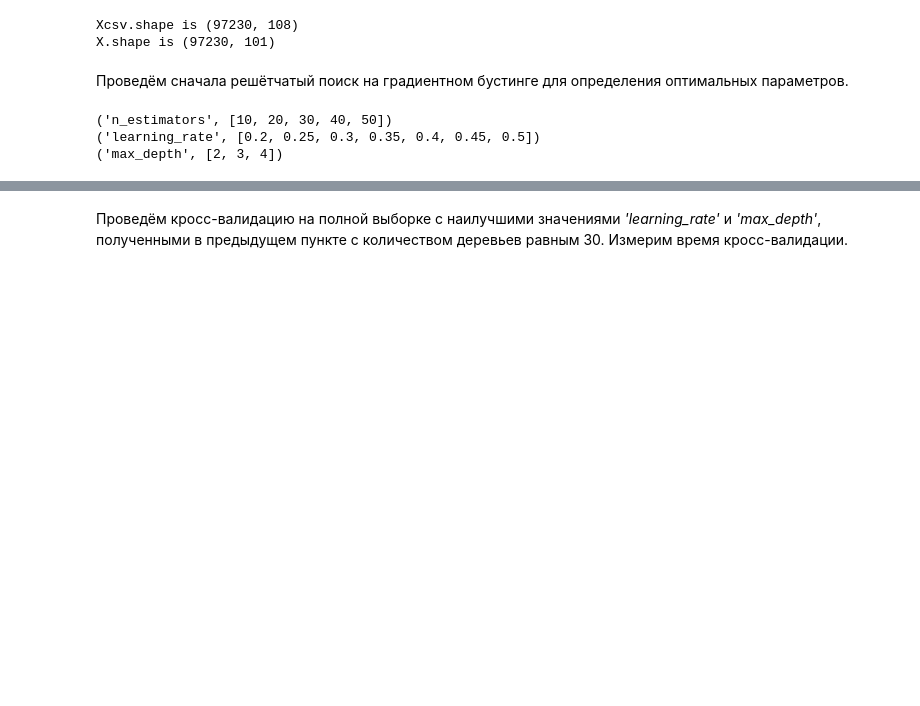
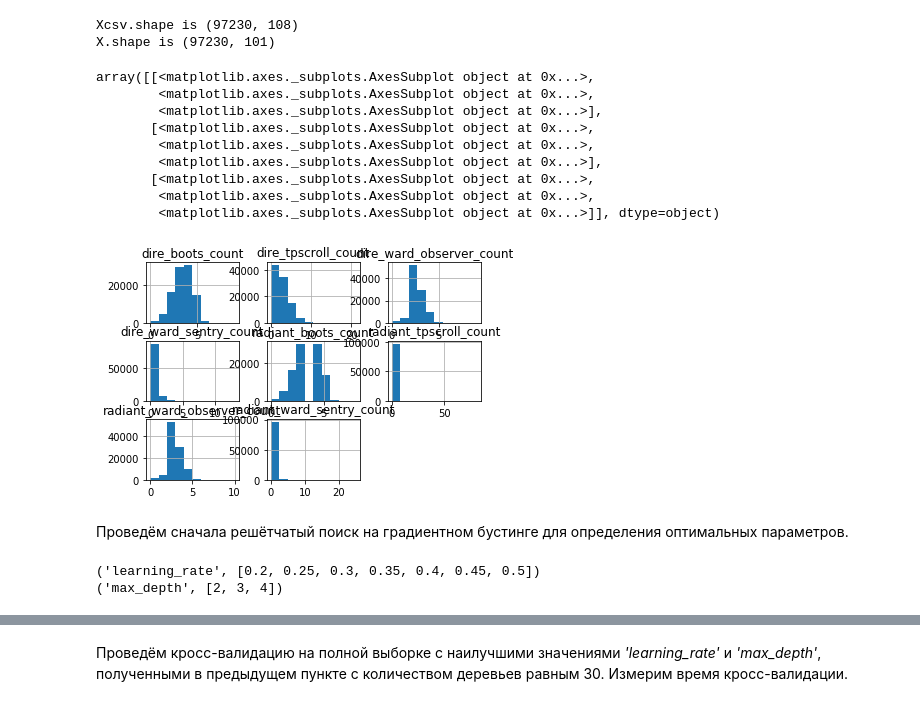
Before and after one commit to schokoro/Coursera-ML, a Jupyter notebook: 7_week/final_statement.ipynb, the cells around one changed output, grey strips where cells are left out. Cells and saved outputs as stored; diff of their text form; code cells hidden in the pictures; blank space fills up the shorter version.

```diff
--- a/7_week/final_statement.ipynb
+++ b/7_week/final_statement.ipynb
@@ -56,7 +100,7 @@ dire_first_ward_time: 95404
 X = Xcsv[::]
 X['first_blood_player1'].fillna(X['first_blood_player1'].median(), inplace=True)
 X['first_blood_player2'].fillna(X['first_blood_player2'].median(), inplace=True)
-X.fillna(300, inplace=True)
+X.fillna(0, inplace=True)
 Y = X['radiant_win']
 X.drop(['radiant_win',
         'duration',
@@ -69,16 +113,29 @@ X.drop(['radiant_win',
 rows = X.shape[0]
 for col in X.columns:
     if X[col].count() < rows:
-        print(f'{col}: {Xcsv[col].count()}')
+        print(f'Признак {col} содержит {rows - Xcsv[col].count()} пропущенных значений')
 print(f'Xcsv.shape is {Xcsv.shape}')
 print(f'X.shape is {X.shape}')
 # %% [output]
 Xcsv.shape is (97230, 108)
 X.shape is (97230, 101)
+# %%
+X[[col for col in X.columns if 'count' in col]].hist();
+# %% [output]
+array([[<matplotlib.axes._subplots.AxesSubplot object at 0x...>,
+        <matplotlib.axes._subplots.AxesSubplot object at 0x...>,
+        <matplotlib.axes._subplots.AxesSubplot object at 0x...>],
+       [<matplotlib.axes._subplots.AxesSubplot object at 0x...>,
+        <matplotlib.axes._subplots.AxesSubplot object at 0x...>,
+        <matplotlib.axes._subplots.AxesSubplot object at 0x...>],
+       [<matplotlib.axes._subplots.AxesSubplot object at 0x...>,
+        <matplotlib.axes._subplots.AxesSubplot object at 0x...>,
+        <matplotlib.axes._subplots.AxesSubplot object at 0x...>]], dtype=object)
+[figure, added]
 # %% [markdown]
 Проведём сначала решётчатый поиск на градиентном бустинге для определения оптимальных параметров.
 # %%
-params = {'n_estimators':[10*i for i in range(1, 6)],
+params = {
          'learning_rate': [i/20 for i in range(4, 11)],
          'max_depth':[i for i in range(2, 5)]}
 print(*params.items(), sep='\n')
@@ -89,7 +146,7 @@ X_train, X_test, Y_train, Y_test = train_test_split(
 
 cv = KFold(n_splits=5, shuffle=True, random_state=241)
 scorer = make_scorer(roc_auc_score)
+#'n_estimators':[10*i for i in range(1, 6)],
 # %% [output]
-('n_estimators', [10, 20, 30, 40, 50])
 ('learning_rate', [0.2, 0.25, 0.3, 0.35, 0.4, 0.45, 0.5])
 ('max_depth', [2, 3, 4])
```
Also changed, not shown: parts of 33 cells of this notebook, 1 other file.
